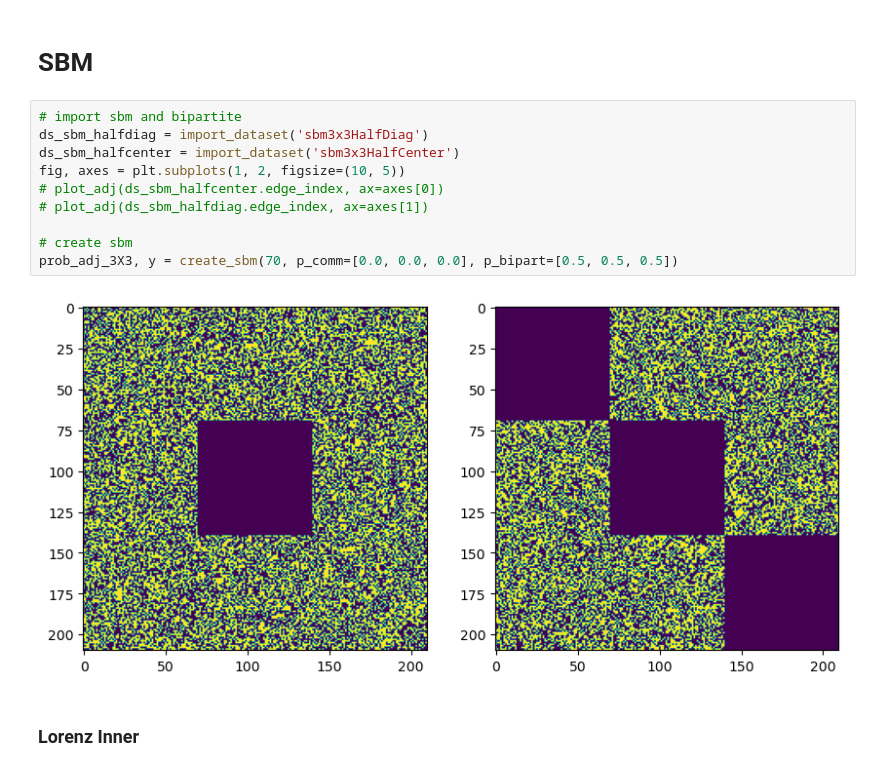
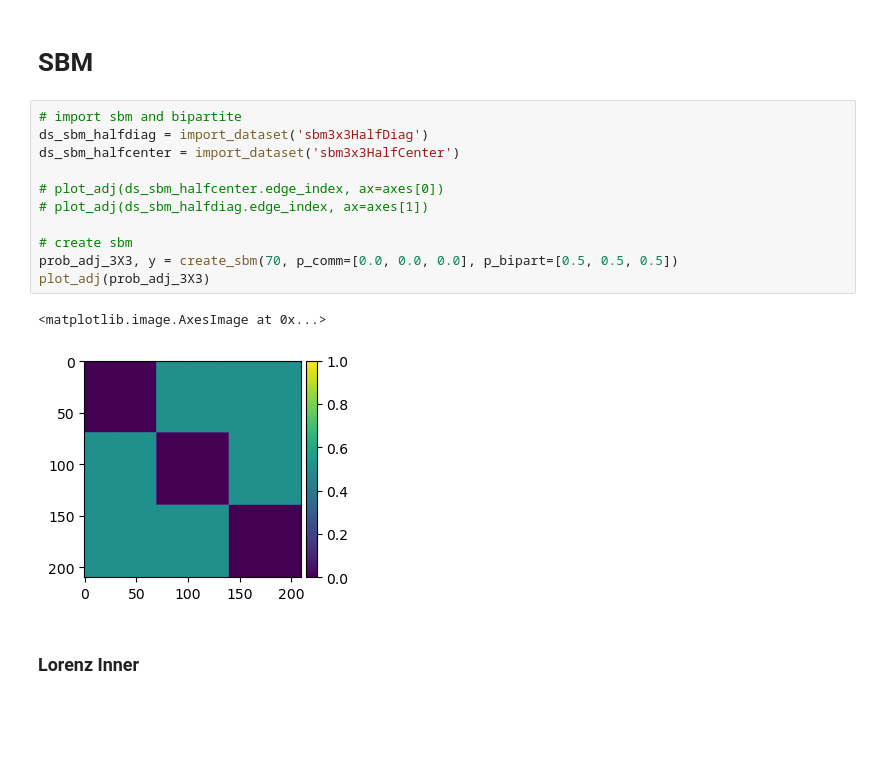
Before and after one commit to JuanCervino/PieClamNonSym, a Jupyter notebook: experiments/distance.ipynb, the cells around one changed output. Cells and saved outputs as stored; diff of their text form; blank space fills up the shorter version.

Commit message:
changed plotting functions

```diff
--- a/experiments/distance.ipynb
+++ b/experiments/distance.ipynb
@@ -26,15 +26,17 @@ The autoreload extension is already loaded. To reload it, use:
 # %%
 # import sbm and bipartite
 ds_sbm_halfdiag = import_dataset('sbm3x3HalfDiag')
 ds_sbm_halfcenter = import_dataset('sbm3x3HalfCenter')
-fig, axes = plt.subplots(1, 2, figsize=(10, 5))
+
 # plot_adj(ds_sbm_halfcenter.edge_index, ax=axes[0])
 # plot_adj(ds_sbm_halfdiag.edge_index, ax=axes[1])
 
 # create sbm
 prob_adj_3X3, y = create_sbm(70, p_comm=[0.0, 0.0, 0.0], p_bipart=[0.5, 0.5, 0.5])
+plot_adj(prob_adj_3X3)
 # %% [output]
+<matplotlib.image.AxesImage at 0x...>
-[figure, old version]
+[figure, new version]
 # %% [markdown]
 ### Lorenz Inner
 # %% [markdown]
```
Also changed, not shown: parts of 3 cells of this notebook, 6 other files.
